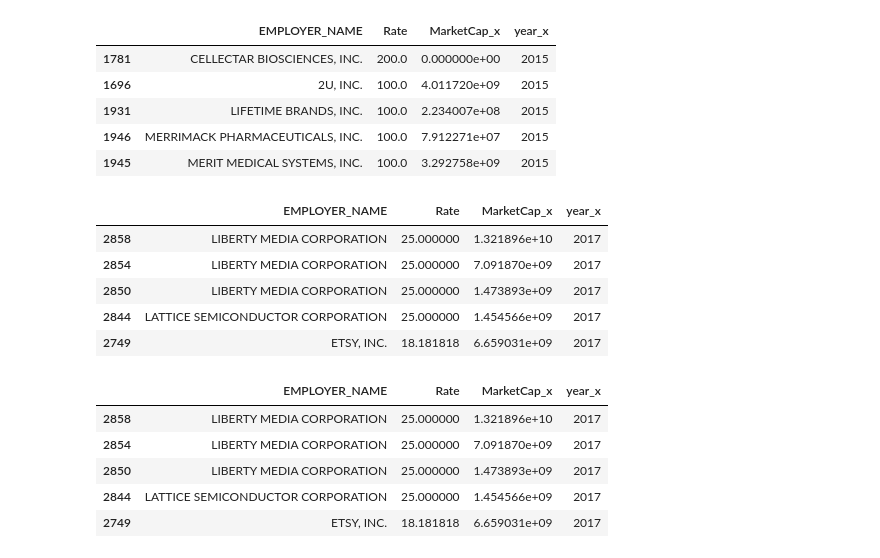
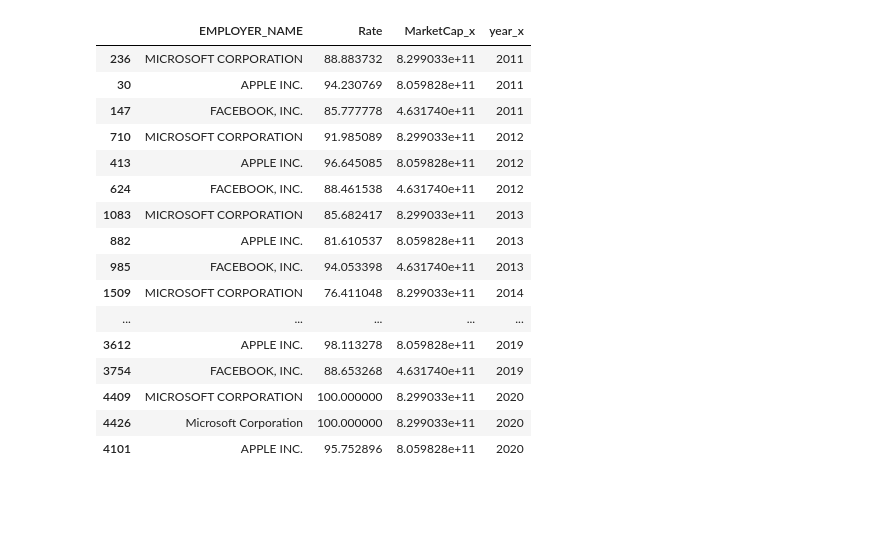
Before and after one commit to Surb22/2021_Spring_finals-1, a Jupyter notebook: main.ipynb, the cells around one changed output. Cells and saved outputs as stored; diff of their text form; code cells hidden in the pictures; blank space fills up the shorter version.

```diff
--- a/main.ipynb
+++ b/main.ipynb
@@ -223,27 +187,0 @@ hypothesis3_df[hypothesis3_df.year_x == '2011'].sort_values(by='Rate', ascending
-# %%
-hypothesis3_df[hypothesis3_df.year_x == '2015'].sort_values(by='Rate', ascending=False).head(5)
-# %% [output]
-|  | EMPLOYER_NAME | Rate | MarketCap_x | year_x |
-| 1781 | CELLECTAR BIOSCIENCES, INC. | 200.0 | 0.000000e+00 | 2015 |
-| 1696 | 2U, INC. | 100.0 | 4.011720e+09 | 2015 |
-| 1931 | LIFETIME BRANDS, INC. | 100.0 | 2.234007e+08 | 2015 |
-| 1946 | MERRIMACK PHARMACEUTICALS, INC. | 100.0 | 7.912271e+07 | 2015 |
-| 1945 | MERIT MEDICAL SYSTEMS, INC. | 100.0 | 3.292758e+09 | 2015 |
-# %%
-hypothesis3_df[hypothesis3_df.year_x == '2017'].sort_values(by='Rate', ascending=False).tail(5)
-# %% [output]
-|  | EMPLOYER_NAME | Rate | MarketCap_x | year_x |
-| 2858 | LIBERTY MEDIA CORPORATION | 25.000000 | 1.321896e+10 | 2017 |
-| 2854 | LIBERTY MEDIA CORPORATION | 25.000000 | 7.091870e+09 | 2017 |
-| 2850 | LIBERTY MEDIA CORPORATION | 25.000000 | 1.473893e+09 | 2017 |
-| 2844 | LATTICE SEMICONDUCTOR CORPORATION | 25.000000 | 1.454566e+09 | 2017 |
-| 2749 | ETSY, INC. | 18.181818 | 6.659031e+09 | 2017 |
-# %%
-hypothesis3_df[hypothesis3_df.year_x == '2017'].sort_values(by='Rate', ascending=False).tail(5)
-# %% [output]
-|  | EMPLOYER_NAME | Rate | MarketCap_x | year_x |
-| 2858 | LIBERTY MEDIA CORPORATION | 25.000000 | 1.321896e+10 | 2017 |
-| 2854 | LIBERTY MEDIA CORPORATION | 25.000000 | 7.091870e+09 | 2017 |
-| 2850 | LIBERTY MEDIA CORPORATION | 25.000000 | 1.473893e+09 | 2017 |
-| 2844 | LATTICE SEMICONDUCTOR CORPORATION | 25.000000 | 1.454566e+09 | 2017 |
-| 2749 | ETSY, INC. | 18.181818 | 6.659031e+09 | 2017 |
@@ -251,0 +188,25 @@ hypothesis3_df[hypothesis3_df.year_x == '2011'].sort_values(by='Rate', ascending
+# %%
+hypothesis3_df = hypothesis3_df[hypothesis3_df.MarketCap_x != 0.000000e+00]
+# %%
+head_df = pd.DataFrame()
+for year in range(2011, 2021):
+    head_df = head_df.append(hypothesis3_df[hypothesis3_df.year_x == str(year)].sort_values(by='MarketCap_x', ascending=False).head(3))
+head_df
+# %% [output]
+|  | EMPLOYER_NAME | Rate | MarketCap_x | year_x |
+| 236 | MICROSOFT CORPORATION | 88.883732 | 8.299033e+11 | 2011 |
+| 30 | APPLE INC. | 94.230769 | 8.059828e+11 | 2011 |
+| 147 | FACEBOOK, INC. | 85.777778 | 4.631740e+11 | 2011 |
+| 710 | MICROSOFT CORPORATION | 91.985089 | 8.299033e+11 | 2012 |
+| 413 | APPLE INC. | 96.645085 | 8.059828e+11 | 2012 |
+| 624 | FACEBOOK, INC. | 88.461538 | 4.631740e+11 | 2012 |
+| 1083 | MICROSOFT CORPORATION | 85.682417 | 8.299033e+11 | 2013 |
+| 882 | APPLE INC. | 81.610537 | 8.059828e+11 | 2013 |
+| 985 | FACEBOOK, INC. | 94.053398 | 4.631740e+11 | 2013 |
+| 1509 | MICROSOFT CORPORATION | 76.411048 | 8.299033e+11 | 2014 |
+| ... | ... | ... | ... | ... |
+| 3612 | APPLE INC. | 98.113278 | 8.059828e+11 | 2019 |
+| 3754 | FACEBOOK, INC. | 88.653268 | 4.631740e+11 | 2019 |
+| 4409 | MICROSOFT CORPORATION | 100.000000 | 8.299033e+11 | 2020 |
+| 4426 | Microsoft Corporation | 100.000000 | 8.299033e+11 | 2020 |
+| 4101 | APPLE INC. | 95.752896 | 8.059828e+11 | 2020 |
```
Also changed, not shown: parts of 7 cells of this notebook.
